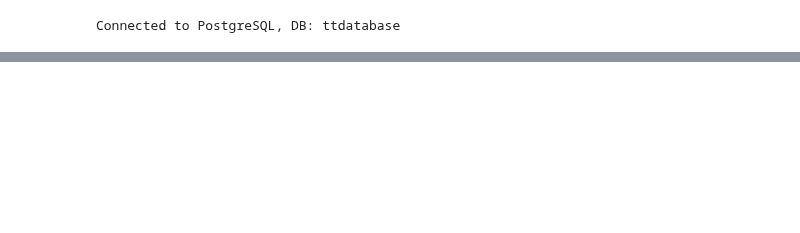
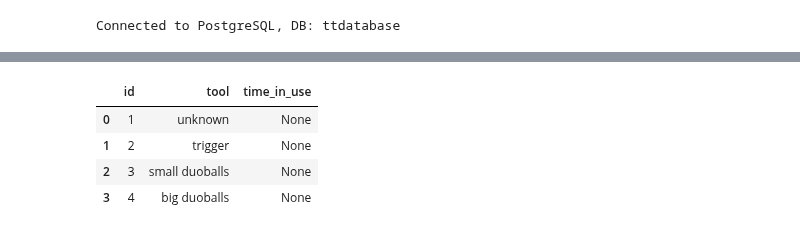
Before and after one commit to kaasimir/tensionterminator, a Jupyter notebook: notebooks/db_statistik/tools_stats.ipynb, the cells around one changed output, grey strips where cells are left out. Drawn from its saved outputs; the diff is of its cells as text; code cells hidden in the pictures; blank space fills up the shorter version.

```diff
--- a/notebooks/db_statistik/tools_stats.ipynb
+++ b/notebooks/db_statistik/tools_stats.ipynb
@@ -50,3 +50,11 @@ FROM tools
+# %%
+tools_df
+# %% [output]
+|  | id | tool | time_in_use |
+| 0 | 1 | unknown | None |
+| 1 | 2 | trigger | None |
+| 2 | 3 | small duoballs | None |
+| 3 | 4 | big duoballs | None |
 # %%
 value_count_tools = tools_loop_association_df['tool_id'].value_counts()
 tool_ids = [get_tools(x) for x in value_count_tools.index]
```
Also changed, not shown: parts of 2 cells of this notebook, 2 other files.
